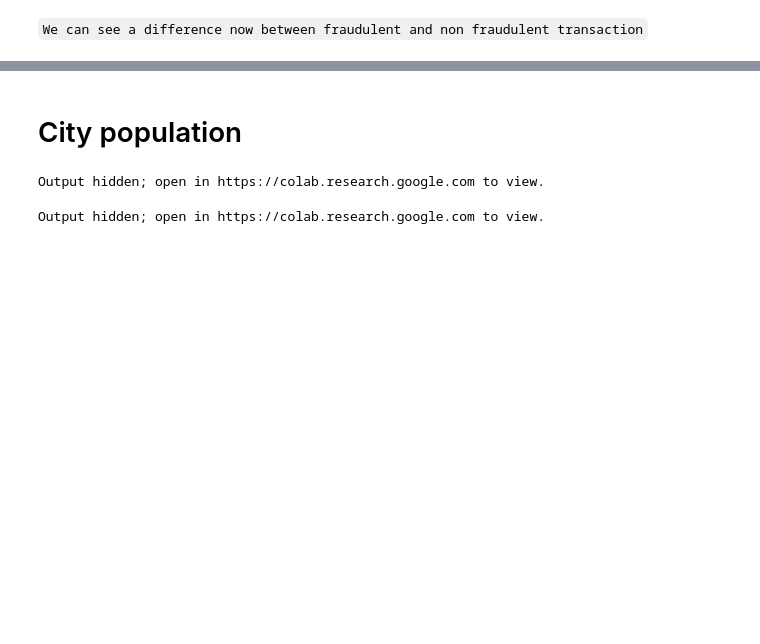
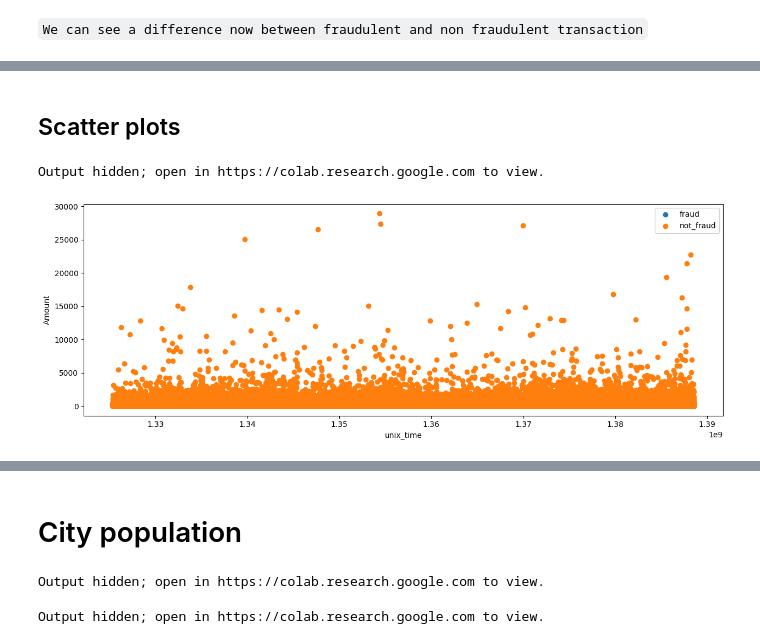
Before and after one commit to youcef-ely/credit_card_fraud_detetction, a Jupyter notebook: Notebooks/exploration.ipynb, the cells around one changed output, grey strips where cells are left out. Saved outputs shown, nothing was run; the diff lists cells and outputs as text; code cells hidden in the pictures; blank space fills up the shorter version.

```diff
--- a/Notebooks/exploration.ipynb
+++ b/Notebooks/exploration.ipynb
@@ -290,2 +417,20 @@ from tqdm import tqdm
+# %% [markdown]
+## Scatter plots
 # %%
-fig = scatter_plots(numerical_data, x = ['amt', 'age', 'unix_time'], y = 'is_fraud', shape = (1, 3))
+fig = scatter_plots(numerical_data, x = ['age', 'amt'], y = 'is_fraud', shape = (1, 1))
+# %% [output]
+Output hidden; open in https://colab.research.google.com to view.
+# %%
+plt.figure(figsize = (15, 5))
+plt.scatter(numerical_data[numerical_data['is_fraud'] == 1]['unix_time'],
+            numerical_data[numerical_data['is_fraud'] == 1]['amt'],
+            label = 'fraud')
+plt.scatter(numerical_data[numerical_data['is_fraud'] == 0]['unix_time'],
+            numerical_data[numerical_data['is_fraud'] == 0]['amt'],
+            label = 'not_fraud')
+plt.xlabel('unix_time')
+plt.ylabel('Amount')
+plt.legend()
+plt.show()
+# %% [output]
+[figure, added]
```
Also changed, not shown: parts of 60 cells of this notebook, 4 other files.
